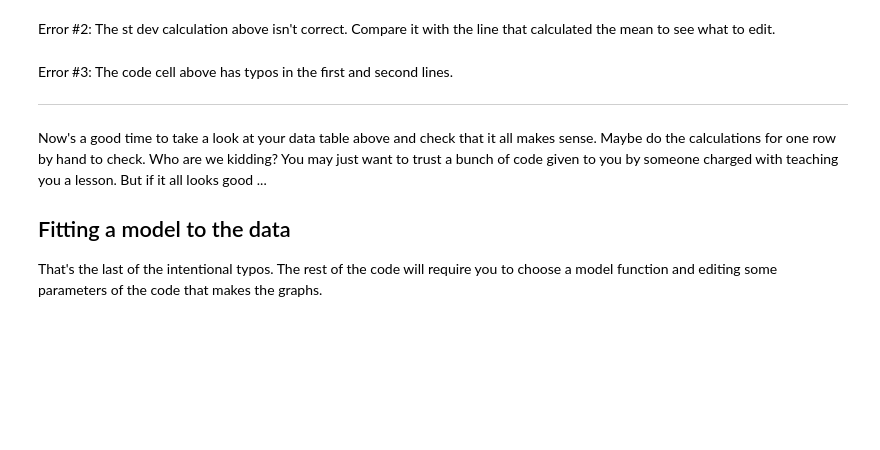
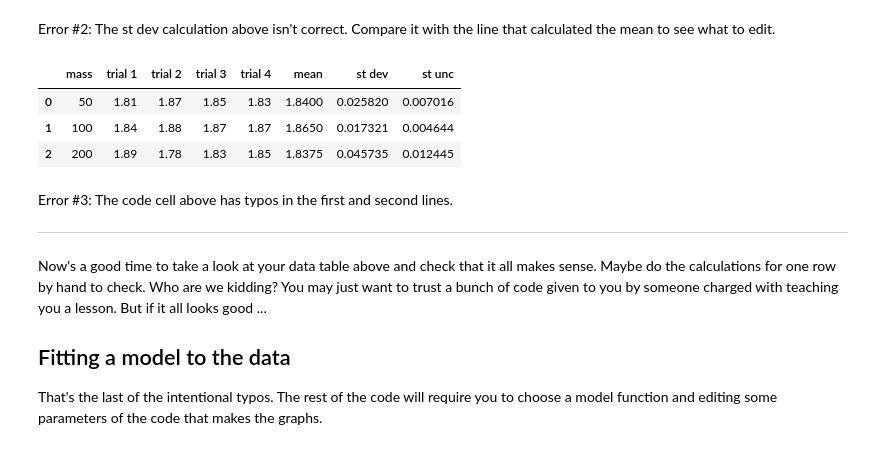
Before and after one commit to anaghpatel/OSINTCTF, a Jupyter notebook: fitting_a_model.ipynb, the cells around one changed output. Drawn from its saved outputs; the diff is of its cells as text; code cells hidden in the pictures; blank space fills up the shorter version.

```diff
--- a/fitting_a_model.ipynb
+++ b/fitting_a_model.ipynb
@@ -37,9 +52,14 @@ lab_data                                                              # shows la
 # %% [markdown]
 Error #2: The st dev calculation above isn't correct. Compare it with the line that calculated the mean to see what to edit.
 # %%
-n = 3   # your number of trials?
-lab_data['st unc'] = lab_data['mean'] / np.sqrt(n) # wow, that's not the equation for st unc
+n = 4   # your number of trials?
+lab_data['st unc'] = lab_data['st dev'] /(lab_data['mean'] * np.sqrt(n) )# wow, that's not the equation for st unc
 lab_data                                           # shows lab_data again
+# %% [output]
+|  | mass | trial 1 | trial 2 | trial 3 | trial 4 | mean | st dev | st unc |
+| 0 | 50 | 1.81 | 1.87 | 1.85 | 1.83 | 1.8400 | 0.025820 | 0.007016 |
+| 1 | 100 | 1.84 | 1.88 | 1.87 | 1.87 | 1.8650 | 0.017321 | 0.004644 |
+| 2 | 200 | 1.89 | 1.78 | 1.83 | 1.85 | 1.8375 | 0.045735 | 0.012445 |
 # %% [markdown]
 Error #3: The code cell above has typos in the first and second lines.
 
```
Also changed, not shown: parts of 7 cells of this notebook.
